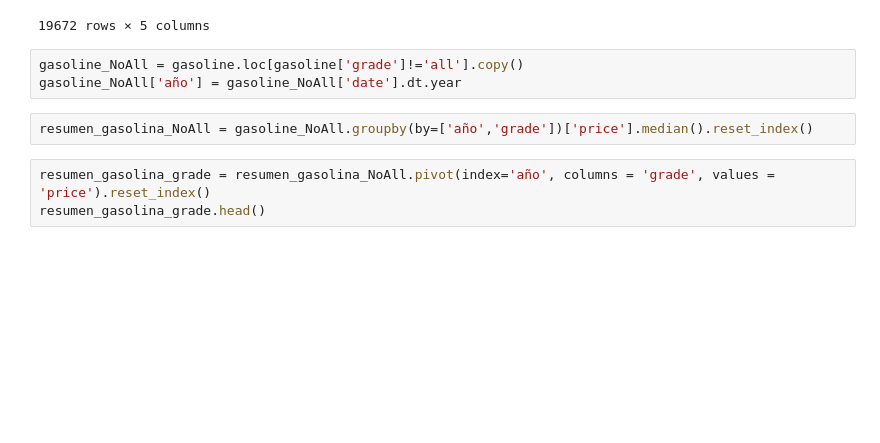
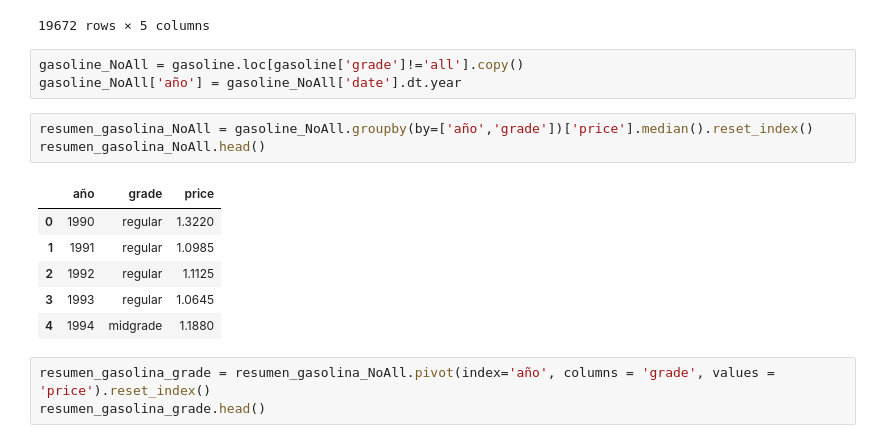
Before and after one commit to ericksarante07/fuel-analysis, a Jupyter notebook: analysis/Gas_Price_USA.ipynb, the cells around one changed output. Cells and saved outputs as stored; diff of their text form; blank space fills up the shorter version.

```diff
--- a/analysis/Gas_Price_USA.ipynb
+++ b/analysis/Gas_Price_USA.ipynb
@@ -351,6 +351,14 @@ gasoline_NoAll = gasoline.loc[gasoline['grade']!='all'].copy()
 gasoline_NoAll['año'] = gasoline_NoAll['date'].dt.year
 # %%
 resumen_gasolina_NoAll = gasoline_NoAll.groupby(by=['año','grade'])['price'].median().reset_index()
+resumen_gasolina_NoAll.head()
+# %% [output]
+|  | año | grade | price |
+| 0 | 1990 | regular | 1.3220 |
+| 1 | 1991 | regular | 1.0985 |
+| 2 | 1992 | regular | 1.1125 |
+| 3 | 1993 | regular | 1.0645 |
+| 4 | 1994 | midgrade | 1.1880 |
 # %%
 resumen_gasolina_grade = resumen_gasolina_NoAll.pivot(index='año', columns = 'grade', values = 'price').reset_index()
 resumen_gasolina_grade.head()
```
Also changed, not shown: 2 other files.
